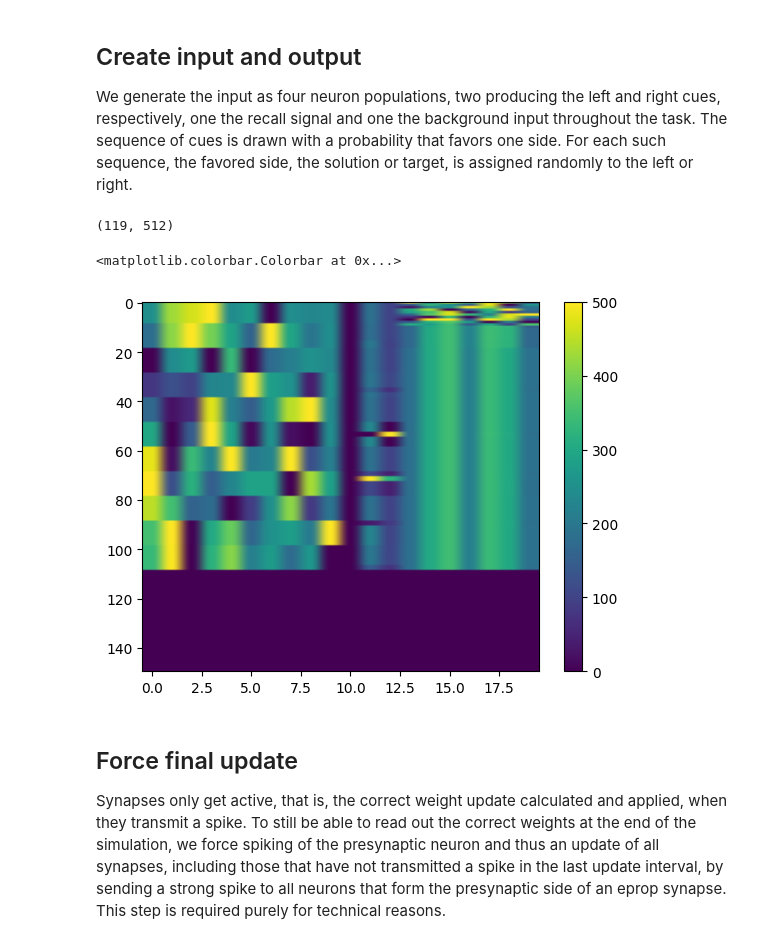
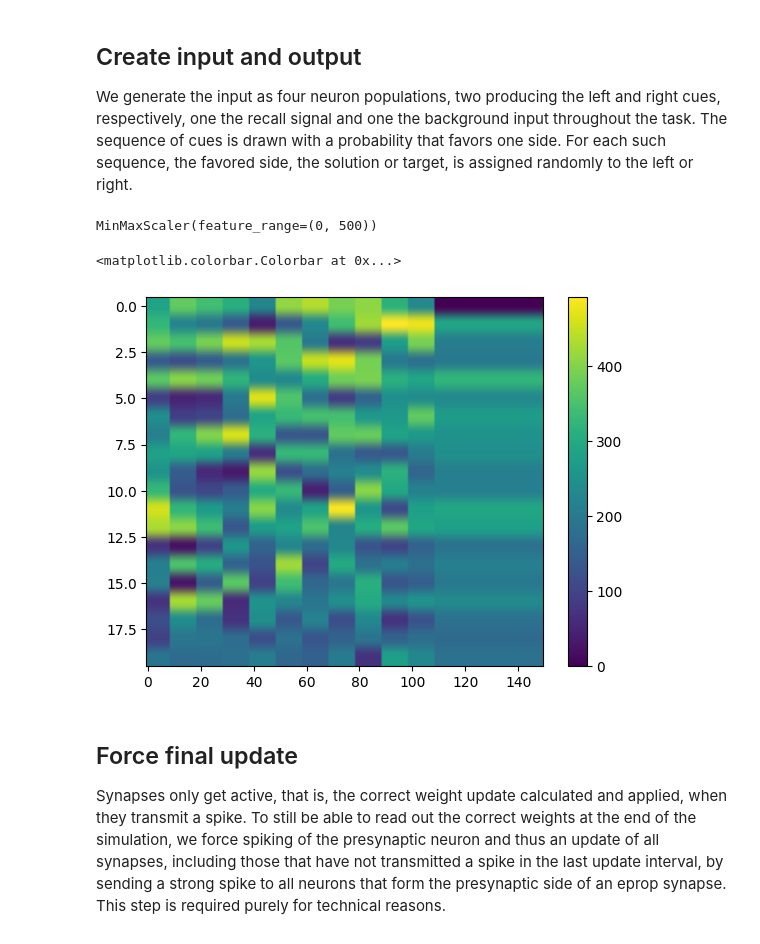
Before and after one commit to Hadlar99/e-prop_master_nmbu, a Jupyter notebook: code_accumelated/eprop_three_accumelated_pca_45.ipynb, the cells around one changed output. Drawn from its saved outputs; the diff is of its cells as text; code cells hidden in the pictures.

```diff
--- a/code_accumelated/eprop_three_accumelated_pca_45.ipynb
+++ b/code_accumelated/eprop_three_accumelated_pca_45.ipynb
@@ -416,38 +424,31 @@ for number in range(n_out):
-# %%
-print(data[0][0].shape)
-# %% [output]
-(119, 512)
+# %%
+all_data_matrix = np.vstack(all_samples)
+pca = PCA(n_components=20)
+pca.fit(all_data_matrix)
+
+scaler = MinMaxScaler(feature_range=(0, 500))
+scaler.fit(pca.transform(all_data_matrix))
+# %% [output]
+MinMaxScaler(feature_range=(0, 500))
 # %%
 from sklearn.preprocessing import MinMaxScaler
 from sklearn.decomposition import PCA
 
-scaler_max = 500
-scaler = MinMaxScaler(feature_range=(0, scaler_max))
+processed_data = {}
 
-pca = PCA(n_components=20)
-
-
-processed_data = {}
-for number, df_outer in data.items():
-    processed_data[number]={}
-    for sample, df in df_outer.items():
-        scaled = pca.fit_transform(df)
-        scaled = scaler.fit_transform(scaled)
-
-
-        if scaled.shape[0] < steps["cue"]:
-            scaled = np.vstack((scaled, np.zeros((steps["cue"] - scaled.shape[0], pca.n_components_))))
-        else:
-            scaled = scaled[:steps["cue"], :]
-
+for number, samples in raw_data.items():
+    processed_data[number] = {}
+    for sample, df in samples.items():
+        reduced = pca.transform(df)
+        scaled = scaler.transform(reduced)
         processed_data[number][sample] = scaled
 # %%
 # Plot one sample as a heatmap
-plt.imshow(processed_data[0][5], aspect='auto', cmap='viridis')
+plt.imshow(processed_data[0][7].T, aspect='auto', cmap='viridis')
 plt.colorbar()
 # %% [output]
 <matplotlib.colorbar.Colorbar at 0x...>
-[figure, old version]
+[figure, new version]
 # %%
 def generate_evidence_accumulation_input_output(
     n_batch, n_in, input_data_dict, n_cues, steps, dtype=np.float32, add_noise=True
```
Also changed, not shown: parts of 2 cells of this notebook.
